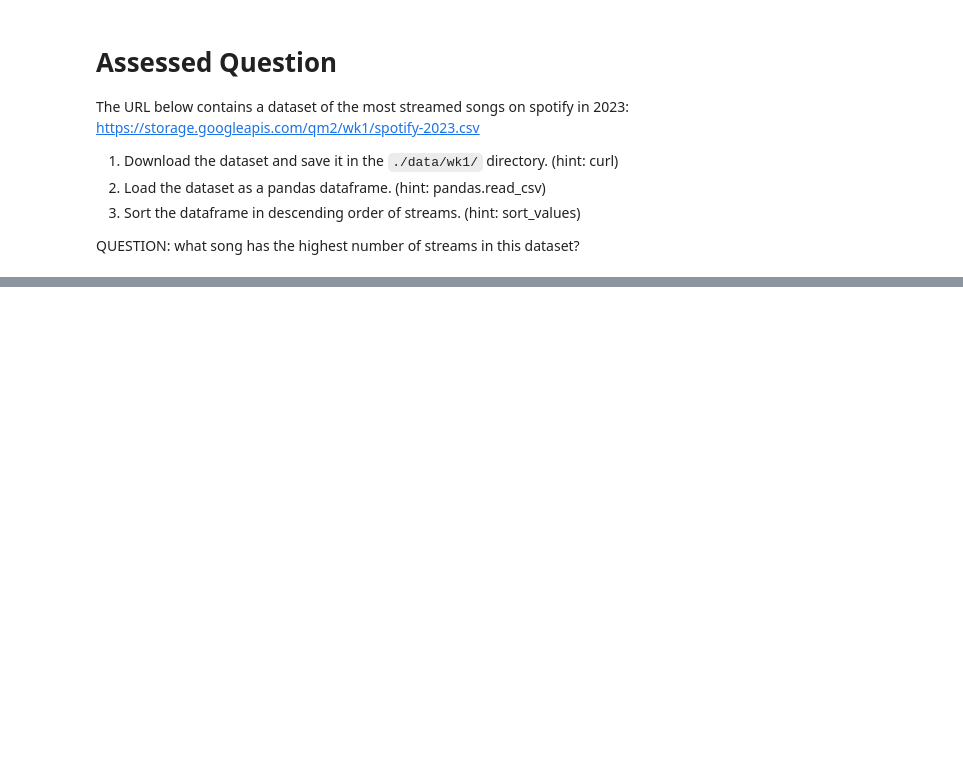
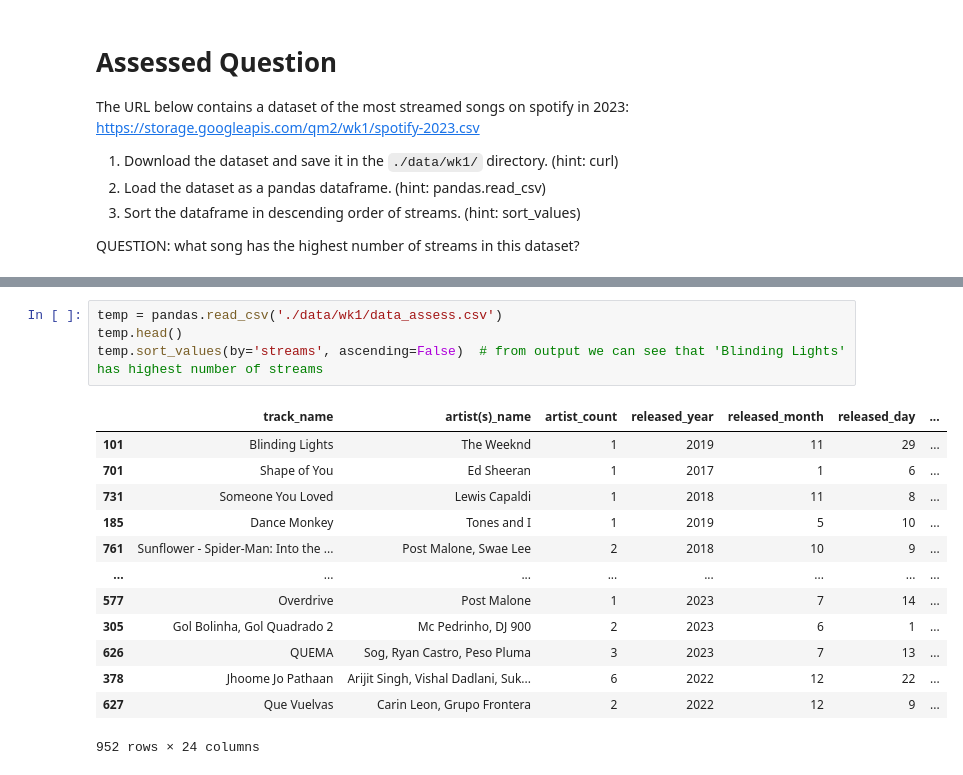
Before and after one commit to Xiaoyue-Zhou/QM2, a Jupyter notebook: notebooks/W01. Python Recap.ipynb, the cells around one changed output, grey strips where cells are left out. Cells and saved outputs as stored; diff of their text form; blank space fills up the shorter version.

```diff
--- a/notebooks/W01. Python Recap.ipynb
+++ b/notebooks/W01. Python Recap.ipynb
@@ -258,0 +273,18 @@ QUESTION: what song has the highest number of streams in this dataset?
+# %%
+temp = pandas.read_csv('./data/wk1/data_assess.csv')
+temp.head()
+temp.sort_values(by='streams', ascending=False)  # from output we can see that 'Blinding Lights' has highest number of streams
+# %% [output]
+|  | track_name | artist(s)_name | artist_count | released_year | released_month | released_day | ... |
+| 101 | Blinding Lights | The Weeknd | 1 | 2019 | 11 | 29 | ... |
+| 701 | Shape of You | Ed Sheeran | 1 | 2017 | 1 | 6 | ... |
+| 731 | Someone You Loved | Lewis Capaldi | 1 | 2018 | 11 | 8 | ... |
+| 185 | Dance Monkey | Tones and I | 1 | 2019 | 5 | 10 | ... |
+| 761 | Sunflower - Spider-Man: Into the ... | Post Malone, Swae Lee | 2 | 2018 | 10 | 9 | ... |
+| ... | ... | ... | ... | ... | ... | ... | ... |
+| 577 | Overdrive | Post Malone | 1 | 2023 | 7 | 14 | ... |
+| 305 | Gol Bolinha, Gol Quadrado 2 | Mc Pedrinho, DJ 900 | 2 | 2023 | 6 | 1 | ... |
+| 626 | QUEMA | Sog, Ryan Castro, Peso Pluma | 3 | 2023 | 7 | 13 | ... |
+| 378 | Jhoome Jo Pathaan | Arijit Singh, Vishal Dadlani, Suk... | 6 | 2022 | 12 | 22 | ... |
+| 627 | Que Vuelvas | Carin Leon, Grupo Frontera | 2 | 2022 | 12 | 9 | ... |
+952 rows × 24 columns
```
Also changed, not shown: parts of 4 cells of this notebook.
